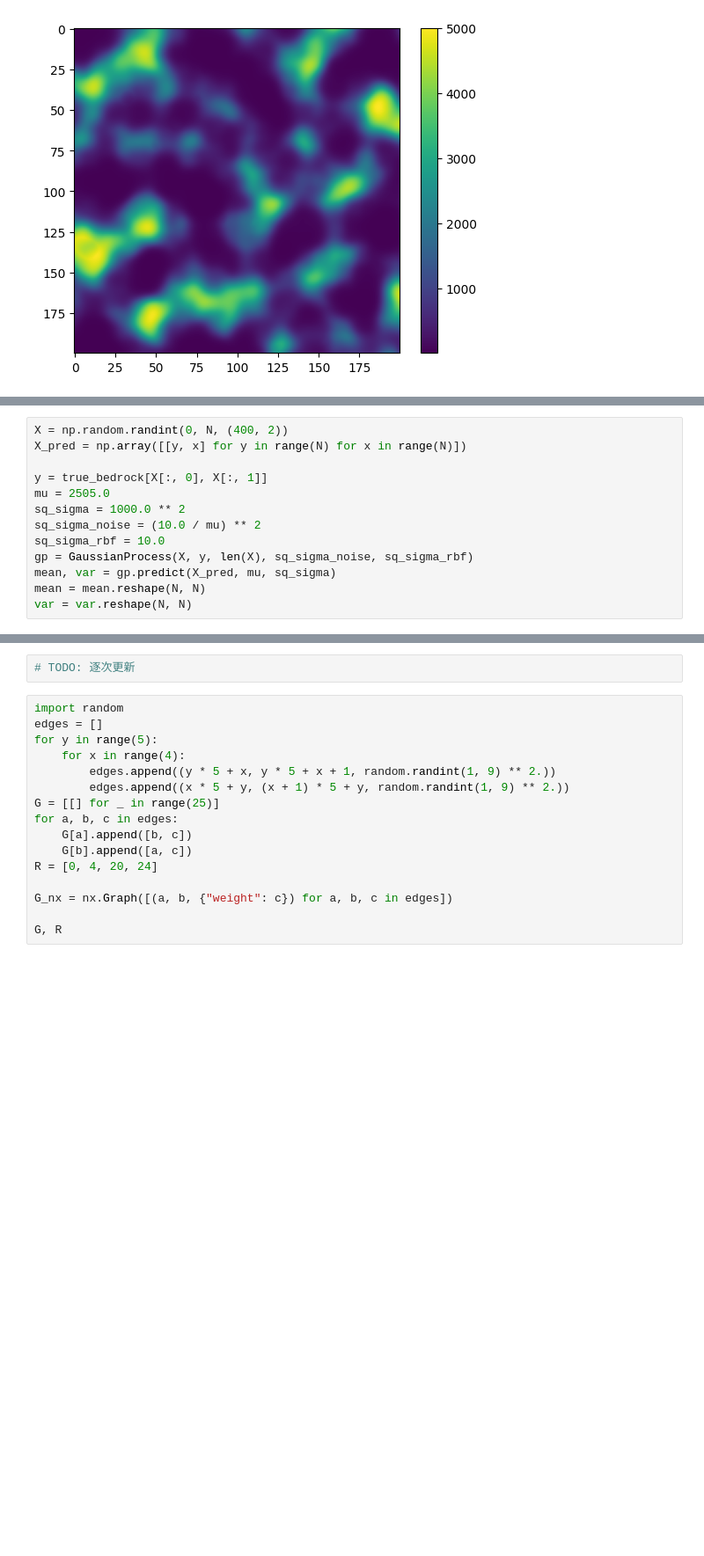
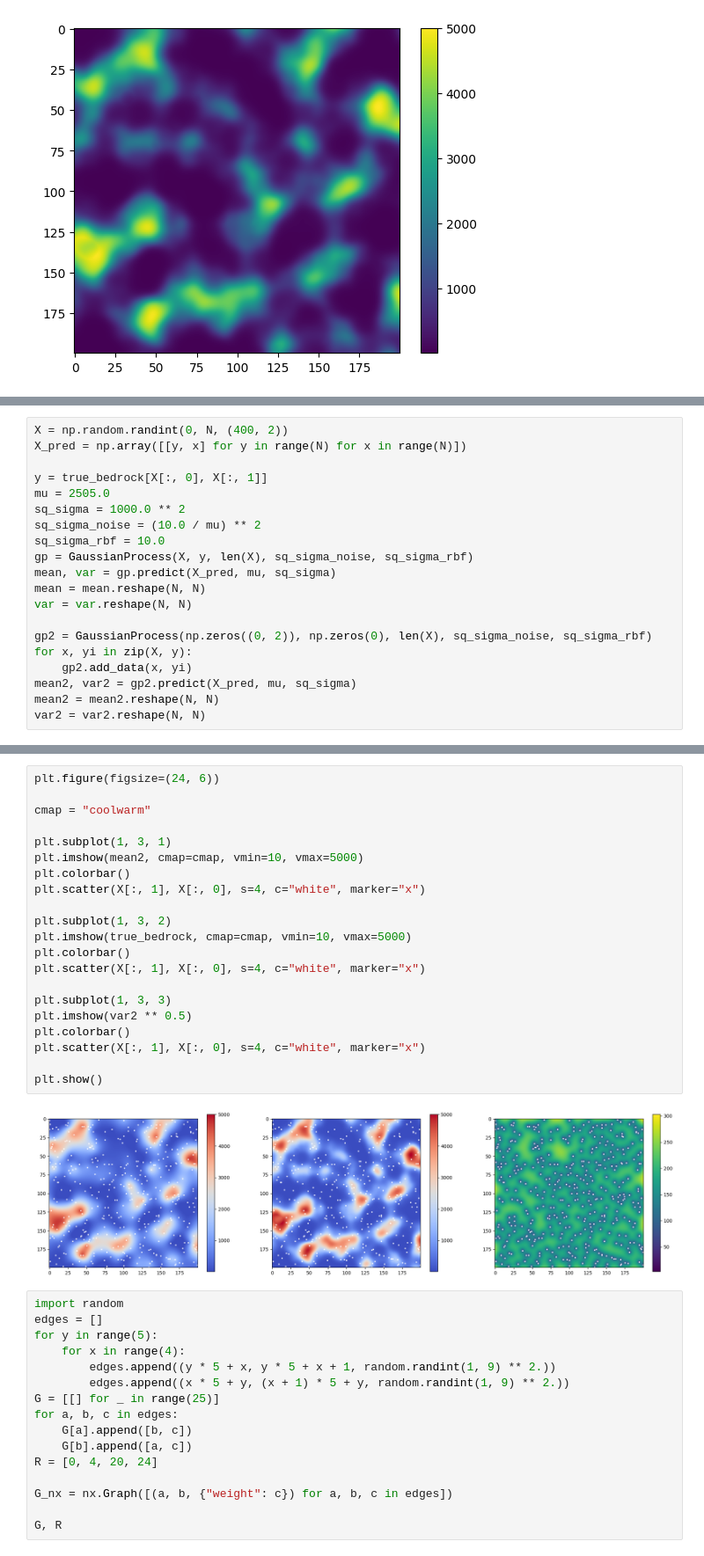
Before and after one commit to Lgeu/ahc018, a Jupyter notebook: notebooks/001_.ipynb, the cells around one changed output, grey strips where cells are left out. Shown at 88% size. Cells and saved outputs as stored; diff of their text form; blank space fills up the shorter version.

```diff
--- a/notebooks/001_.ipynb
+++ b/notebooks/001_.ipynb
@@ -117,6 +138,13 @@ gp = GaussianProcess(X, y, len(X), sq_sigma_noise, sq_sigma_rbf)
 mean, var = gp.predict(X_pred, mu, sq_sigma)
 mean = mean.reshape(N, N)
 var = var.reshape(N, N)
+
+gp2 = GaussianProcess(np.zeros((0, 2)), np.zeros(0), len(X), sq_sigma_noise, sq_sigma_rbf)
+for x, yi in zip(X, y):
+    gp2.add_data(x, yi)
+mean2, var2 = gp2.predict(X_pred, mu, sq_sigma)
+mean2 = mean2.reshape(N, N)
+var2 = var2.reshape(N, N)
 # %%
 plt.figure(figsize=(24, 6))
 
@@ -143,5 +171,26 @@ plt.show()
-# %%
-# TODO: 逐次更新
+# %%
+plt.figure(figsize=(24, 6))
+
+cmap = "coolwarm"
+
+plt.subplot(1, 3, 1)
+plt.imshow(mean2, cmap=cmap, vmin=10, vmax=5000)
+plt.colorbar()
+plt.scatter(X[:, 1], X[:, 0], s=4, c="white", marker="x")
+
+plt.subplot(1, 3, 2)
+plt.imshow(true_bedrock, cmap=cmap, vmin=10, vmax=5000)
+plt.colorbar()
+plt.scatter(X[:, 1], X[:, 0], s=4, c="white", marker="x")
+
+plt.subplot(1, 3, 3)
+plt.imshow(var2 ** 0.5)
+plt.colorbar()
+plt.scatter(X[:, 1], X[:, 0], s=4, c="white", marker="x")
+
+plt.show()
+# %% [output]
+[figure, added]
 # %%
 import random
 edges = []
```
Also changed, not shown: parts of 2 cells of this notebook.
